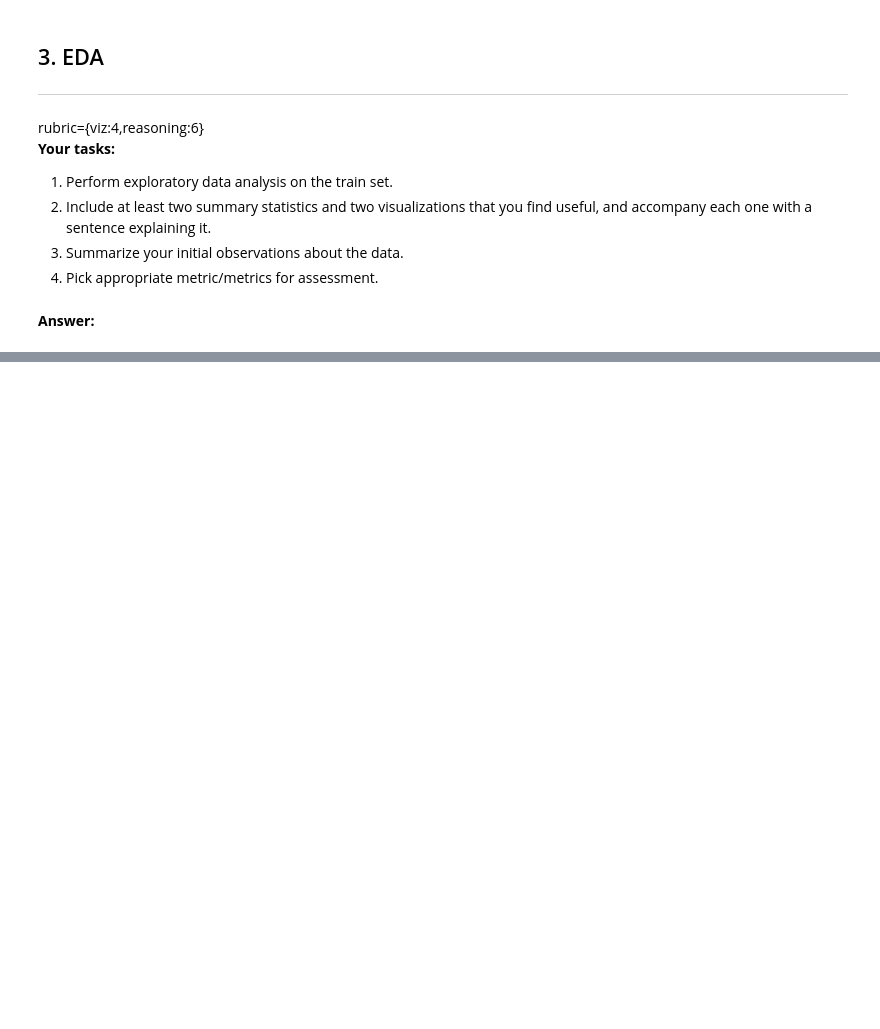
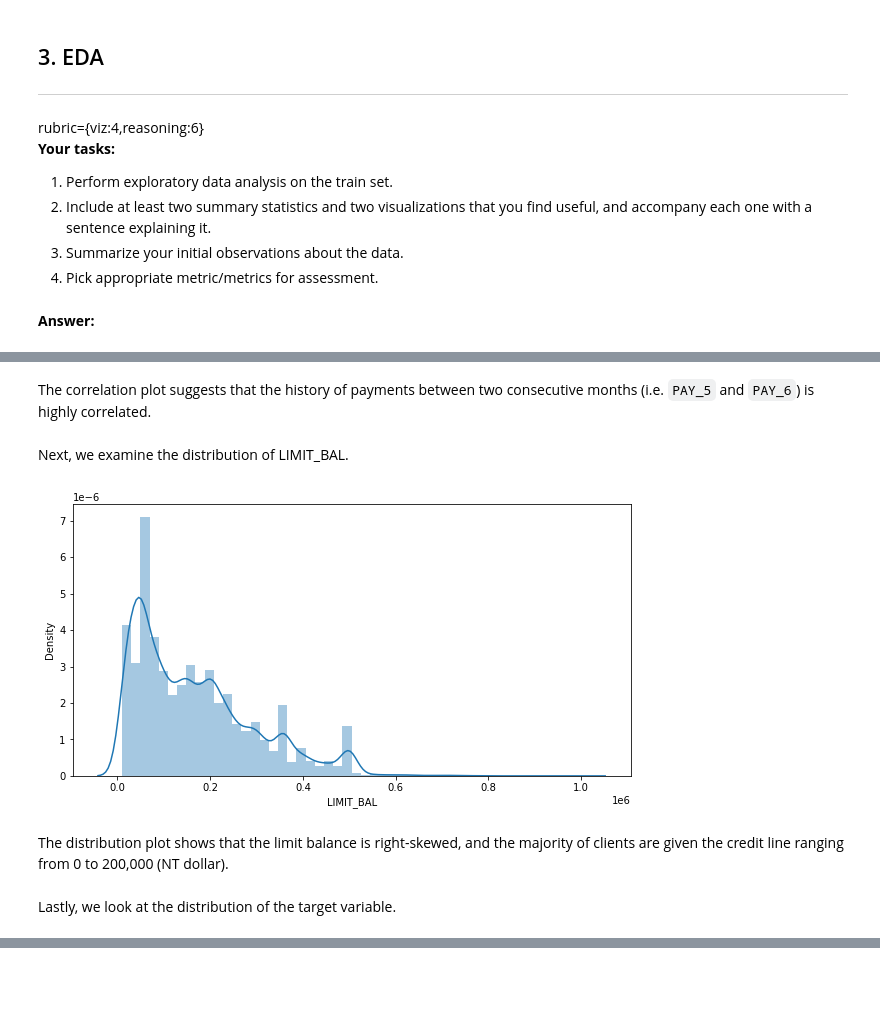
Before and after one commit to nobbynguyen/573Lab4_Classification_Group-GSN, a Jupyter notebook: lab4.ipynb, the cells around one changed output, grey strips where cells are left out. Saved outputs shown, nothing was run; the diff lists cells and outputs as text; code cells hidden in the pictures; blank space fills up the shorter version.

```diff
--- a/lab4.ipynb
+++ b/lab4.ipynb
@@ -265 +322,15 @@ rubric={viz:4,reasoning:6}
+# %% [markdown]
+The correlation plot suggests that the history of payments between two consecutive months (i.e. `PAY_5` and `PAY_6`) is highly correlated.
+# %% [markdown]
+Next, we examine the distribution of LIMIT_BAL.
+# %%
+plt.figure(figsize=(10, 5))
+sns.distplot(train_df.LIMIT_BAL)
+plt.show()
+# %% [output]
+[figure, added]
+# %% [markdown]
+The distribution plot shows that the limit balance is right-skewed, and the majority of clients are given the credit line ranging from 0 to 200,000 (NT dollar).
+# %% [markdown]
+Lastly, we look at the distribution of the target variable.
 # %%
```
Also changed, not shown: parts of 14 cells of this notebook.
